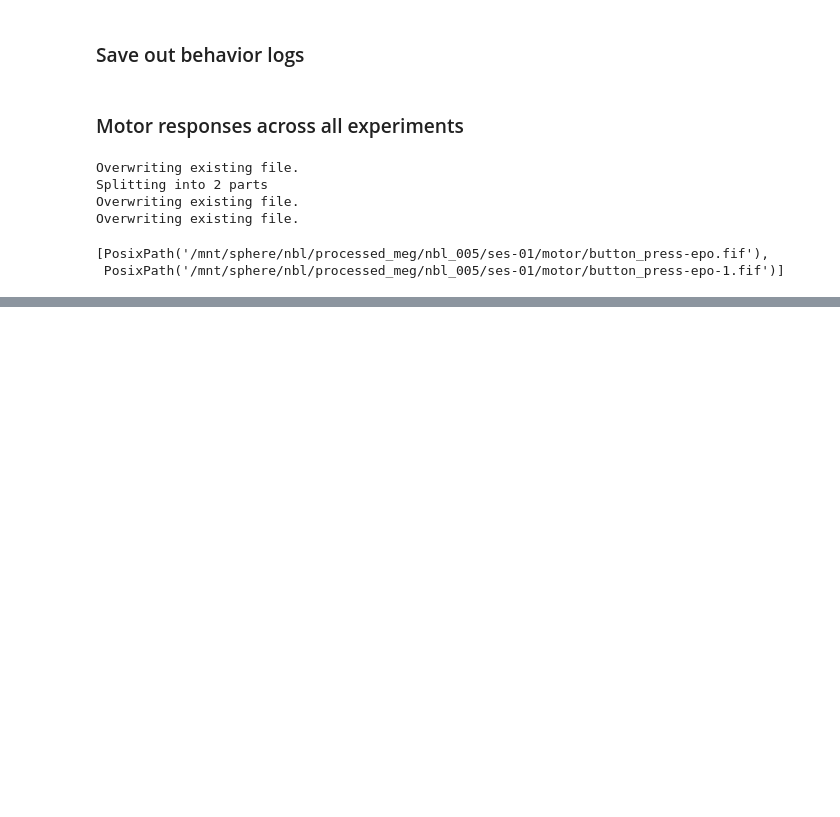
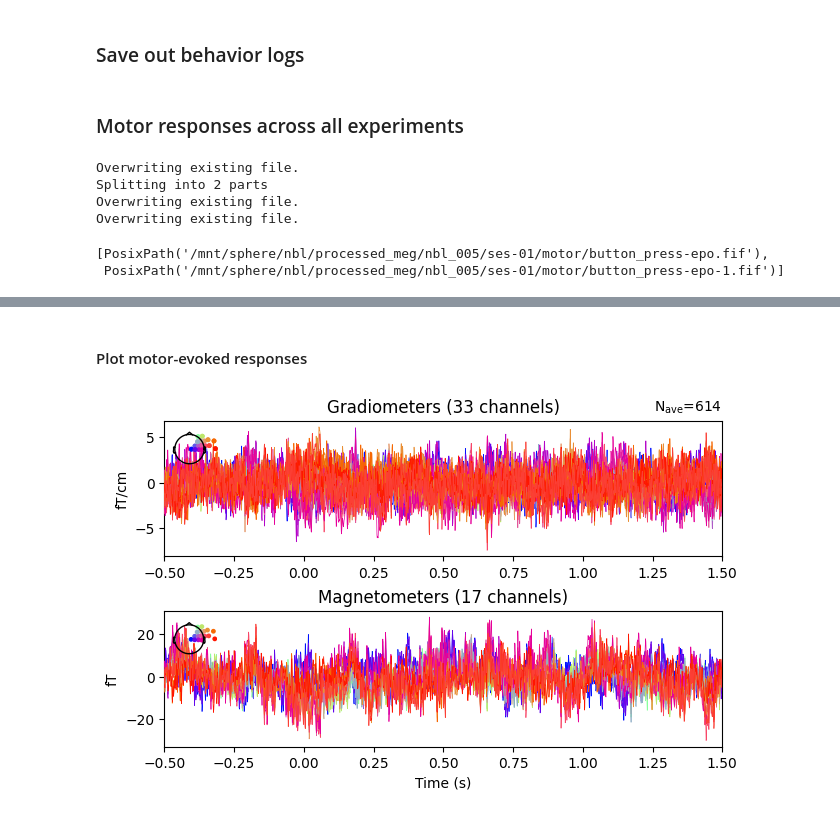
Before and after one commit to laurenostrowski/meg_processing_bigfrank, a Jupyter notebook: 4_sort_experiments.ipynb, the cells around one changed output, grey strips where cells are left out. Saved outputs shown, nothing was run; the diff lists cells and outputs as text; code cells hidden in the pictures; blank space fills up the shorter version.

```diff
--- a/4_sort_experiments.ipynb
+++ b/4_sort_experiments.ipynb
@@ -439,4 +398,0 @@ right_evoked.plot_topomap(times=times, ch_type='mag', colorbar=True);
-# %%
-evokeds = mne.read_evokeds(os.path.join(processed_meg_dir, subject, 'ses-'+session, f"{subject}_bigfrank_1_ave.fif"))
-for i, evoked in enumerate(evokeds):
-    print(f"{i}: {evoked.comment} - {evoked.nave} averages")
@@ -473,0 +399,2 @@ Projections have already been applied. Setting proj attribute to True.
+# %% [markdown]
+#### Plot motor-evoked responses
@@ -473,0 +404,19 @@ Projections have already been applied. Setting proj attribute to True.
+# %%
+picks_meg = mne.pick_types(raw.info, meg=True, eeg=False, exclude='bads')
+locs = np.array([raw.info['chs'][p]['loc'][:3] for p in picks_meg])
+x, y = locs[:, 0], locs[:, 1]
+
+max_angle_deg = 60  # 1–3 o'clock ≈ within 60° of the +x axis (mirrored for left)
+theta = np.degrees(np.arctan2(np.maximum(y, 0), np.abs(x)))  # 0..90°, only anterior y>0
+
+frontal_narrow = (y > 0) & (theta <= max_angle_deg)
+left_frontal_picks  = np.array(picks_meg)[(x < 0) & frontal_narrow].tolist()
+right_frontal_picks = np.array(picks_meg)[(x > 0) & frontal_narrow].tolist()
+
+left_frontal_chans  = [raw.ch_names[i] for i in left_frontal_picks]
+right_frontal_chans = [raw.ch_names[i] for i in right_frontal_picks]
+# %%
+time_window = (-0.5, 0.5)
+left_evoked.plot(picks=right_frontal_chans);
+# %% [output]
+[figure, added]
```
Also changed, not shown: parts of 16 cells of this notebook, 1 other file.
